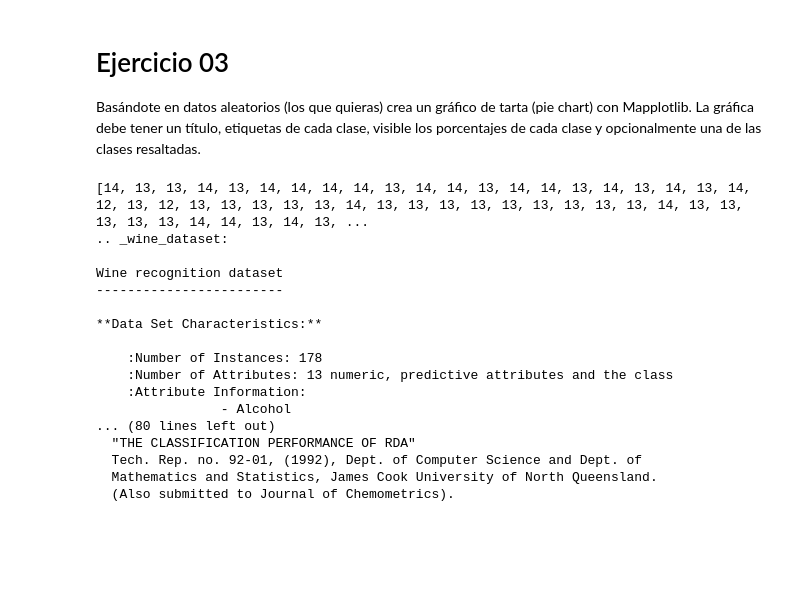
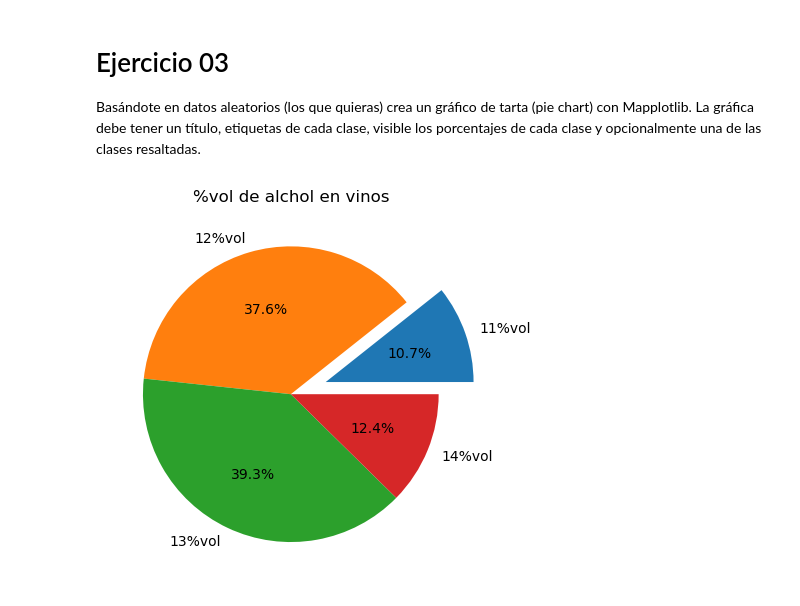
Before and after one commit to pagarc24/SI, a Jupyter notebook: Practicas/Pract2/Practica02.ipynb, the cells around one changed output. Cells and saved outputs as stored; diff of their text form; code cells hidden in the pictures; blank space fills up the shorter version.

```diff
--- a/Practicas/Pract2/Practica02.ipynb
+++ b/Practicas/Pract2/Practica02.ipynb
@@ -420,33 +269,32 @@ plt.show()
 Basándote en datos aleatorios (los que quieras) crea un gráfico de tarta (pie chart) con Mapplotlib. La gráfica debe tener un título, etiquetas de cada clase, visible los porcentajes de cada clase y opcionalmente una de las clases resaltadas.
 # %%
 # Escribe aqui el ejercicio 3
+# Nuestro ejercicio toma los datos del datasets load_wine y gráfica un pie chart mostrando el porcentaje de vinos
+# que hay por porcentaje de alcohol (valores tomados en enteros para hacer más sencilla la representación)
+# Igualmente resalta a la agrupación de menos volumen sirviendonos de recuerdo para que tengamos un consumo responsable
 from sklearn.datasets import load_wine
-import matplotlib.pyplot as pie
+import matplotlib.pyplot as plt
 
 vino = load_wine()
 
 alcohol = vino.data[:,np.newaxis,0]
 alcohol_data = []
 
 for el in alcohol:
     alcohol_data.append(int(el))
 
-# labels 11% to 14%
+labels = '11%vol', '12%vol', '13%vol', '14%vol'
+
+groupVol = [alcohol_data.count(11),
+            alcohol_data.count(12),
+            alcohol_data.count(13),
+            alcohol_data.count(14)
+            ]
+
+explode=(0.25,0,0,0)
+fig, ax = plt.subplots()
+ax.pie(groupVol, labels=labels, autopct='%1.1f%%', explode=explode)
+plt.title("%vol de alchol en vinos")
+plt.show()
 # %% [output]
-[14, 13, 13, 14, 13, 14, 14, 14, 14, 13, 14, 14, 13, 14, 14, 13, 14, 13, 14, 13, 14, 12, 13, 12, 13, 13, 13, 13, 13, 14, 13, 13, 13, 13, 13, 13, 13, 13, 13, 14, 13, 13, 13, 13, 13, 14, 14, 13, 14, 13, ...
-.. _wine_dataset:
-
-Wine recognition dataset
-------------------------
-
-**Data Set Characteristics:**
-
-    :Number of Instances: 178
-    :Number of Attributes: 13 numeric, predictive attributes and the class
-    :Attribute Information:
-                - Alcohol
-... (80 lines left out)
-  "THE CLASSIFICATION PERFORMANCE OF RDA"
-  Tech. Rep. no. 92-01, (1992), Dept. of Computer Science and Dept. of
-  Mathematics and Statistics, James Cook University of North Queensland.
-  (Also submitted to Journal of Chemometrics).
+[figure, added]
```
Also changed, not shown: parts of 21 cells of this notebook.
